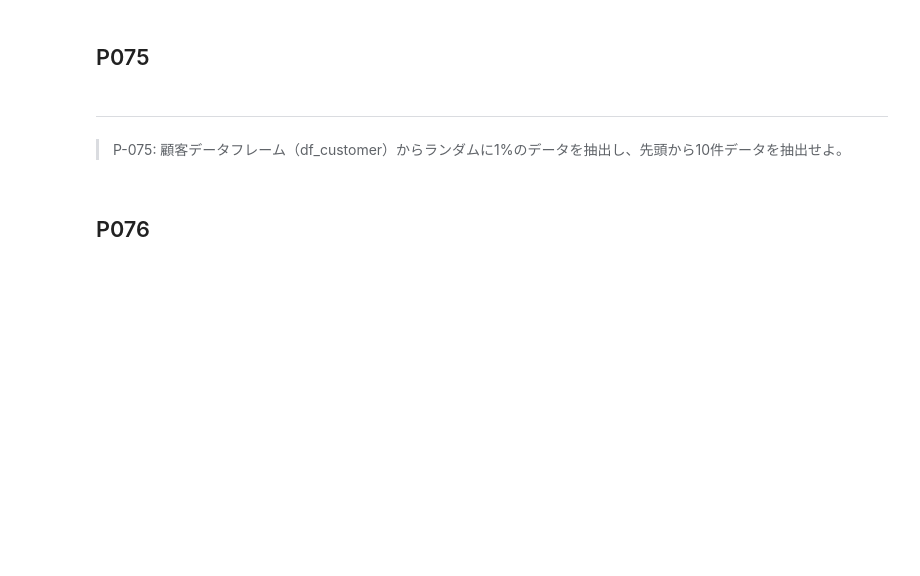
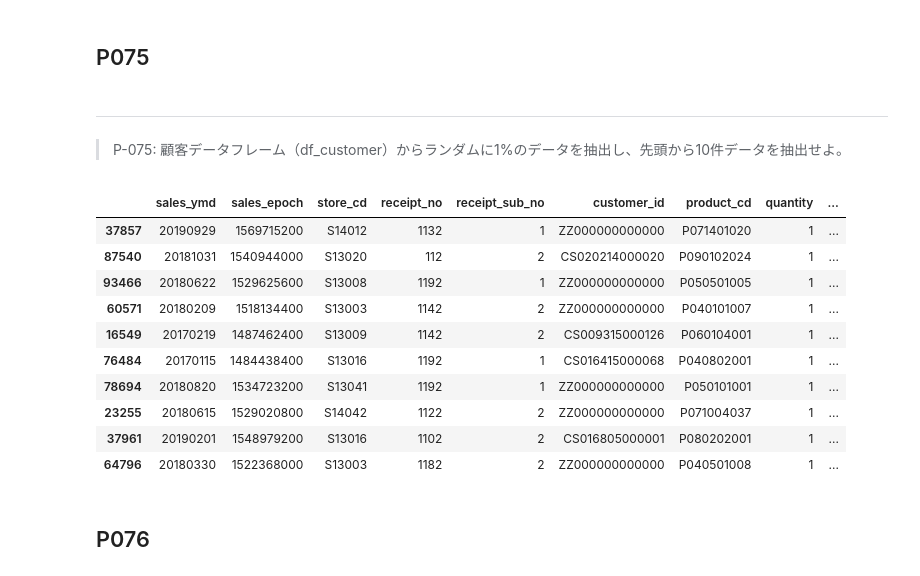
Before and after one commit to okusama27/koan, a Jupyter notebook: 100knock/submit/kame-chan/100_knock_Python(kame-chan).ipynb, the cells around one changed output. Saved outputs shown, nothing was run; the diff lists cells and outputs as text; code cells hidden in the pictures; blank space fills up the shorter version.

```diff
--- a/100knock/submit/kame-chan/100_knock_Python(kame-chan).ipynb
+++ b/100knock/submit/kame-chan/100_knock_Python(kame-chan).ipynb
@@ -1858,6 +1977,22 @@ df68.head(10)
 # %% [markdown]
 ---
 > P-075: 顧客データフレーム（df_customer）からランダムに1%のデータを抽出し、先頭から10件データを抽出せよ。
+# %%
+# https://note.nkmk.me/python-pandas-sample/
+df75 = df_receipt.copy()
+df75.sample(frac=0.01).head(10)
+# %% [output]
+|  | sales_ymd | sales_epoch | store_cd | receipt_no | receipt_sub_no | customer_id | product_cd | quantity | ... |
+| 37857 | 20190929 | 1569715200 | S14012 | 1132 | 1 | ZZ000000000000 | P071401020 | 1 | ... |
+| 87540 | 20181031 | 1540944000 | S13020 | 112 | 2 | CS020214000020 | P090102024 | 1 | ... |
+| 93466 | 20180622 | 1529625600 | S13008 | 1192 | 1 | ZZ000000000000 | P050501005 | 1 | ... |
+| 60571 | 20180209 | 1518134400 | S13003 | 1142 | 2 | ZZ000000000000 | P040101007 | 1 | ... |
+| 16549 | 20170219 | 1487462400 | S13009 | 1142 | 2 | CS009315000126 | P060104001 | 1 | ... |
+| 76484 | 20170115 | 1484438400 | S13016 | 1192 | 1 | CS016415000068 | P040802001 | 1 | ... |
+| 78694 | 20180820 | 1534723200 | S13041 | 1192 | 1 | ZZ000000000000 | P050101001 | 1 | ... |
+| 23255 | 20180615 | 1529020800 | S14042 | 1122 | 2 | ZZ000000000000 | P071004037 | 1 | ... |
+| 37961 | 20190201 | 1548979200 | S13016 | 1102 | 2 | CS016805000001 | P080202001 | 1 | ... |
+| 64796 | 20180330 | 1522368000 | S13003 | 1182 | 2 | ZZ000000000000 | P040501008 | 1 | ... |
 # %% [markdown]
 ## P076
 # %% [markdown]
```
Also changed, not shown: parts of 12 cells of this notebook.
